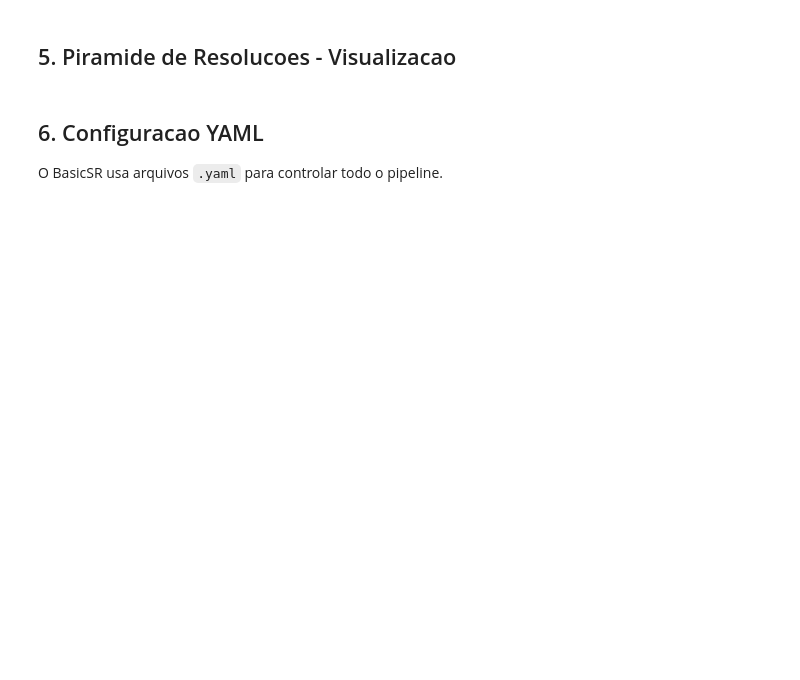
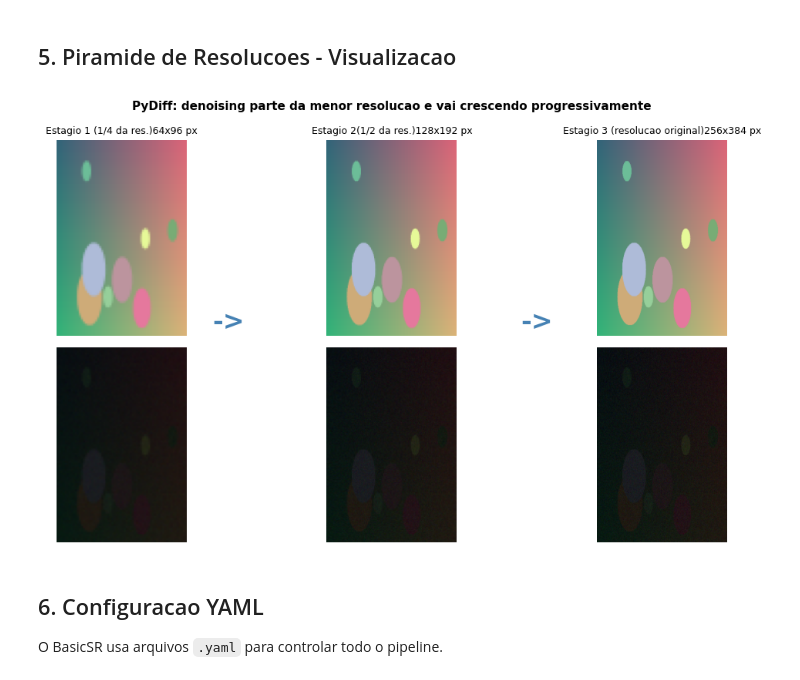
Before and after one commit to GabrielFerrante/ModernComputerVision, a Jupyter notebook: MelhoramentoDeLuminosidade/PyDiff_LowLight_Enhancement.ipynb, the cells around one changed output. Cells and saved outputs as stored; diff of their text form; code cells hidden in the pictures; blank space fills up the shorter version.

```diff
--- a/MelhoramentoDeLuminosidade/PyDiff_LowLight_Enhancement.ipynb
+++ b/MelhoramentoDeLuminosidade/PyDiff_LowLight_Enhancement.ipynb
@@ -231,39 +265,39 @@ def build_pyramid(img, scales=[0.25, 0.5, 1.0]):
     return [(s, cv2.resize(img, (int(w*s), int(h*s)), interpolation=cv2.INTER_AREA))
             for s in scales]
 
 img_high_np = load_img(sample_high, size=(256, 384))
 img_low_np  = load_img(sample_low,  size=(256, 384))
 scales      = [0.25, 0.5, 1.0]
 pyr_h = build_pyramid(img_high_np, scales)
 pyr_l = build_pyramid(img_low_np,  scales)
 
-stage_names = ["Estagio 1
-(1/4 da res.)", "Estagio 2
-(1/2 da res.)", "Estagio 3
-(resolucao original)"]
+stage_names = ["Estagio 1 (1/4 da res.)",
+               "Estagio 2(1/2 da res.)",
+               "Estagio 3 (resolucao original)"]
 fig, axes = plt.subplots(2, 3, figsize=(12, 6))
 
 for col in range(3):
     for row, pyr in enumerate([pyr_h, pyr_l]):
         _, img_lvl = pyr[col]
         axes[row, col].imshow(img_lvl)
         axes[row, col].axis('off')
         if row == 0:
-            axes[row, col].set_title(f"{stage_names[col]}
-{img_lvl.shape[1]}x{img_lvl.shape[0]} px", fontsize=9)
+            axes[row, col].set_title(f"{stage_names[col]}{img_lvl.shape[1]}x{img_lvl.shape[0]} px", fontsize=9)
 
 axes[0,0].set_ylabel("Ground Truth", fontsize=9)
 axes[1,0].set_ylabel("Baixa Luz (x_low)", fontsize=9)
 
 # setas entre colunas
 for col in range(2):
     x = (col + 1)/3 - 0.01
     fig.text(x, 0.5, "->", fontsize=24, ha='center', va='center', color='steelblue', weight='bold')
 
 fig.suptitle("PyDiff: denoising parte da menor resolucao e vai crescendo progressivamente",
              fontsize=11, weight='bold')
 plt.tight_layout()
 plt.show()
+# %% [output]
+[figure, added]
 # %% [markdown]
 ## 6. Configuracao YAML
 
```
Also changed, not shown: parts of 17 cells of this notebook, 1 other file.
